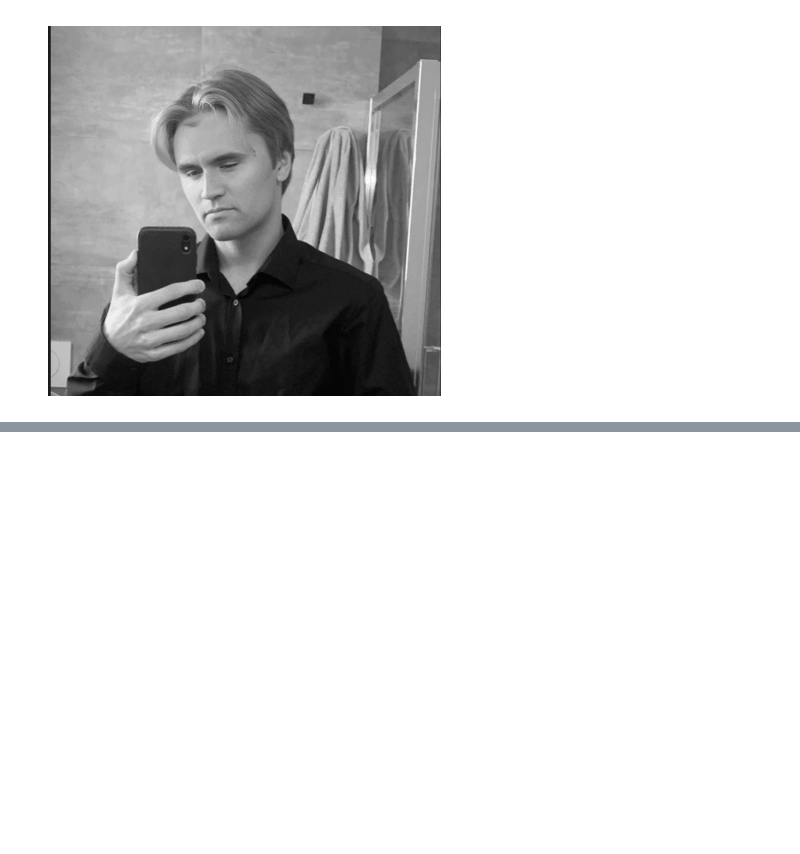
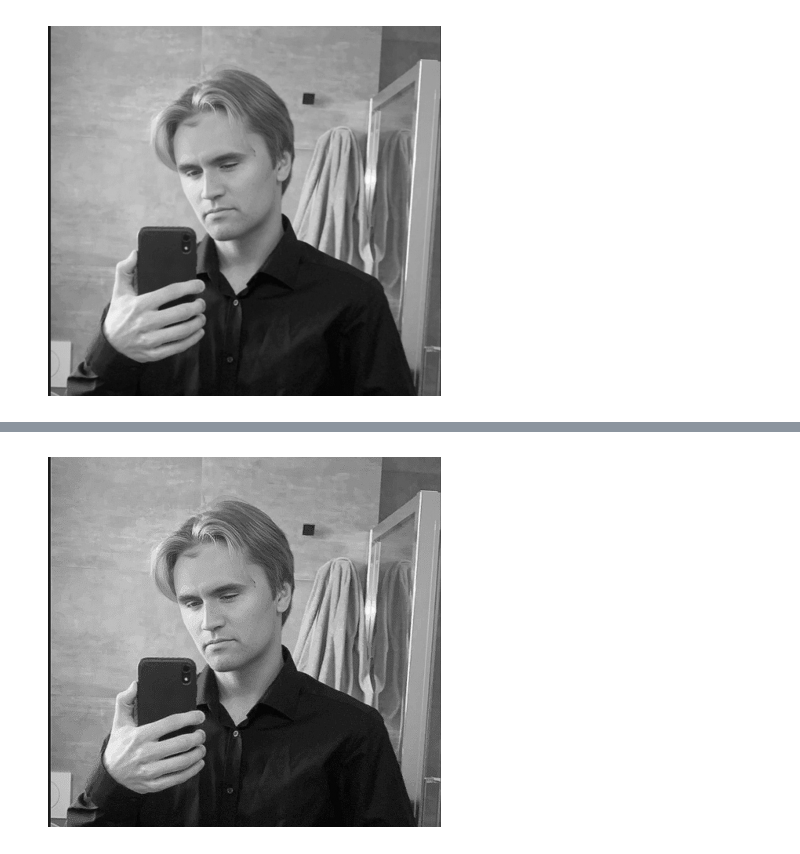
Before and after one commit to nikitakuzmin06/image-processing-from-scratch, a Jupyter notebook: main.ipynb, the cells around one changed output, grey strips where cells are left out. Cells and saved outputs as stored; diff of their text form; code cells hidden in the pictures; blank space fills up the shorter version.

```diff
--- a/main.ipynb
+++ b/main.ipynb
@@ -33,0 +48,36 @@ plt.show()
+# %%
+def convolve2d(image, kernel):
+    kh, kw = kernel.shape # kernel dimensions (3x3 in this case)
+    pad = kh // 2 # the padding, basically the padding between the center of a kernel and the pixels outside of kernel, in this case 1
+
+    # creating a padded image cuz when processing pixel at (0,0) kernel will take in border values which dont exist
+    # mode=edge basically fills the border values needed by repeating outermost pixels
+    padded = np.pad(image, pad, mode='edge')
+    output = np.zeros_like(image, dtype=np.float64) # output image, zeros_like means that the image (an array) starts at zeros, this is the output that is being written in the for loop below
+
+    # loop through each pixel and process it through kernel then sum to output image (an array)
+    # patch = 3x3 block from padded image
+    for i in range(image.shape[0]):
+        for j in range(image.shape[1]):
+            patch = padded[i:i+kh, j:j+kw] # the 3x3 block of original pixel values from padded image
+            output[i, j] = np.sum(patch * kernel) # assign sum all 9 values produced from multiplying patch (3x3 original image values) by kernel (hardcoded values in this case) to pixel coordinate value
+
+    return np.clip(output, 0, 255).astype(np.uint8) # ofcourse normalizee so values are in 0 to 255 range
+
+# the kernel thats being used in this case is to sharpen the image
+# basically to increase differences between center pixels and it's neighbours
+sharpen_kernel = np.array([
+    [ 0, -1,  0],
+    [-1,  5, -1],
+    [ 0, -1,  0]
+], dtype=np.float64)
+
+# produce sharpened image
+sharpened = convolve2d(gray, sharpen_kernel)
+
+# show bruh
+plt.imshow(sharpened, cmap='gray')
+plt.axis('off')
+plt.show()
+# %% [output]
+[figure, added]
```
Also changed, not shown: parts of 2 cells of this notebook.
